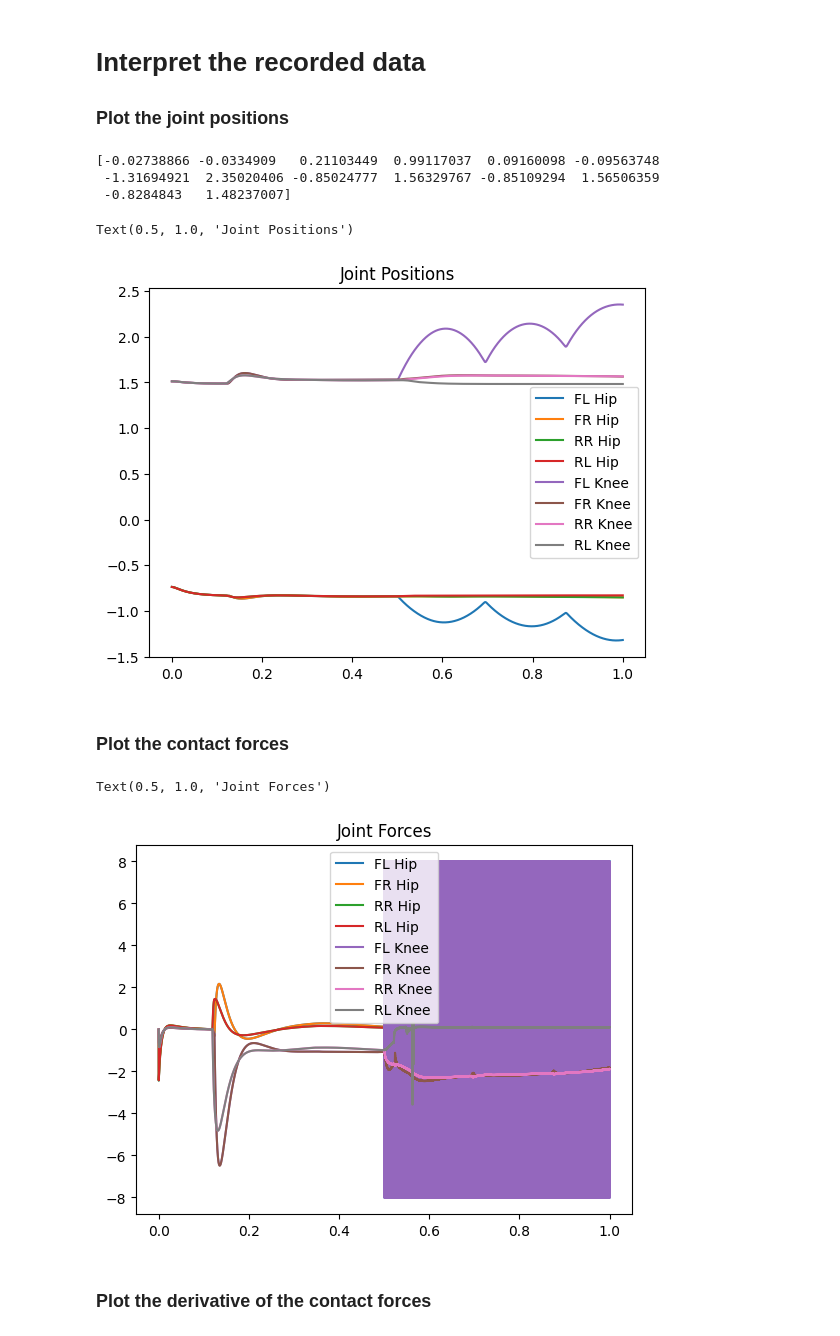
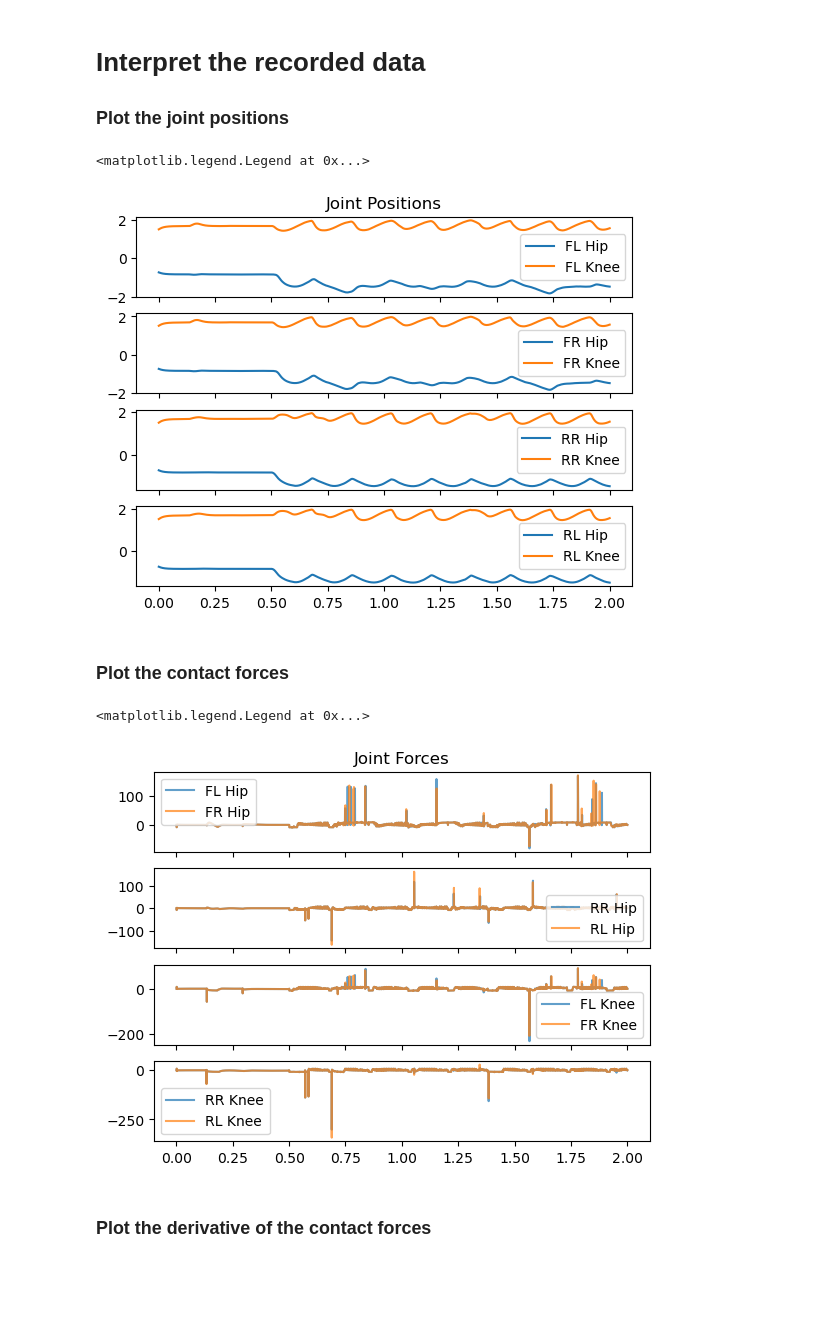
Before and after one commit to jack33001/.vscode, a Jupyter notebook: main.ipynb, the cells around one changed output. Drawn from its saved outputs; the diff is of its cells as text; code cells hidden in the pictures; blank space fills up the shorter version.

```diff
--- a/main.ipynb
+++ b/main.ipynb
@@ -140,7 +145,7 @@ def update_controller(model, data):
 
     # run gait scheduling layer
     gait_scheduler.time = data.time
-    gait_scheduler.fixed_time_walk(fr_leg, fl_leg, rr_leg, rl_leg)
+    gait_scheduler.fixed_time_bound(fr_leg, fl_leg, rr_leg, rl_leg)
 
     # run leg control layer
     i = 0
@@ -167,6 +172,8 @@ def update_controller(model, data):
             # the actual force is the current force
             actual[2 * i] = leg.curr_force[0]
             actual[2 * i + 1] = leg.curr_force[1]
+            if actual[2 * i] > 8 or actual[2 * i + 1] > 8:
+                pass#print('Saturating!')
             # the desired force is the controller output with no offsets applied, so no changes are necessary
         i = i + 1
 
@@ -182,18 +189,23 @@ update_controller(model, data)
 # %% [markdown]
 # Simulate, render, and record the behaviour of the system
 # %%
+# initialize the simulation
+mujoco.mj_resetData(model, data)
+
 # define parameters of rendering and sim
-duration = 1  # (seconds)
+duration = 2  # (seconds)
 framerate = 30  # (Hz)
+slomo_factor = 2
 n_steps = int(duration / model.opt.timestep + 1)
 
 # allocate memory for arrays
 frames = []
 positions = np.zeros((n_steps, model.nv))
+velocities = np.zeros((n_steps, model.nv))
 forces = np.zeros((n_steps, model.nv))
 avg_forces = np.zeros((n_steps, model.nv))
 contacts = np.zeros((n_steps, 4))
-controller_output = np.zeros((n_steps,2))
+controller_output = np.zeros((n_steps, 2))
 control_input = np.zeros((n_steps, 8))
 controller_time = np.zeros(n_steps)
 states = np.zeros((n_steps, 4))
@@ -219,6 +231,7 @@ for i in tqdm(range(n_steps)):
     # store any data we need stored (lower resolution to save on time)
     positions[i] = np.concatenate(
         (data.qpos[:6], model_to_abs(data.qpos[7:15])))
+    velocities[i] = data.qvel
     time[i] = data.time
     forces[i] = data.qfrc_inverse
     avg_forces[i] = np.array(
@@ -240,5 +253,6 @@ for i in tqdm(range(n_steps)):
         renderer.update_scene(data, camera)
         pixels = renderer.render()
         frames.append(pixels)
-media.show_video(frames, fps=framerate)
+media.show_video(frames, fps=framerate/slomo_factor)
+print(data.contact)
 # %% [output]
@@ -248,39 +315,43 @@ media.show_video(frames, fps=framerate)
 
 ### Plot the joint positions
 # %%
-print(positions[-1, :])
-plt.plot(time, np.array(positions[:, 6]), label='FL Hip')
-plt.plot(time, np.array(positions[:, 8]), label='FR Hip')
-plt.plot(time, np.array(positions[:, 10]), label='RR Hip')
-plt.plot(time, np.array(positions[:, 12]), label='RL Hip')
-plt.plot(time, np.array(positions[:, 7]), label='FL Knee')
-plt.plot(time, np.array(positions[:, 9]), label='FR Knee')
-plt.plot(time, np.array(positions[:, 11]), label='RR Knee')
-plt.plot(time, np.array(positions[:, 13]), label='RL Knee')
-plt.legend()
-plt.title("Joint Positions")
+fig, ax = plt.subplots(nrows=4, ncols=1, sharex=True)
+ax[0].set_title("Joint Positions")
+ax[0].plot(time, np.array(positions[:, 6]), label='FL Hip')
+ax[0].plot(time, np.array(positions[:, 7]), label='FL Knee')
+ax[1].plot(time, np.array(positions[:, 8]), label='FR Hip')
+ax[1].plot(time, np.array(positions[:, 9]), label='FR Knee')
+ax[2].plot(time, np.array(positions[:, 10]), label='RR Hip')
+ax[2].plot(time, np.array(positions[:, 11]), label='RR Knee')
+ax[3].plot(time, np.array(positions[:, 12]), label='RL Hip')
+ax[3].plot(time, np.array(positions[:, 13]), label='RL Knee')
+ax[0].legend()
+ax[1].legend()
+ax[2].legend()
+ax[3].legend()
 # %% [output]
-[-0.02738866 -0.0334909   0.21103449  0.99117037  0.09160098 -0.09563748
- -1.31694921  2.35020406 -0.85024777  1.56329767 -0.85109294  1.56506359
- -0.8284843   1.48237007]
+<matplotlib.legend.Legend at 0x...>
-Text(0.5, 1.0, 'Joint Positions')
-[figure, old version]
+[figure, new version]
 # %% [markdown]
 ### Plot the contact forces
 # %%
-plt.plot(time,np.array(forces[:,6]),label='FL Hip')
-plt.plot(time, np.array(forces[:, 8]), label='FR Hip')
-plt.plot(time,np.array(forces[:,10]),label='RR Hip')
-plt.plot(time,np.array(forces[:,12]),label='RL Hip')
-plt.plot(time,np.array(forces[:,7]),label='FL Knee')
-plt.plot(time, np.array(forces[:, 9]), label='FR Knee')
-plt.plot(time, np.array(forces[:, 11]), label='RR Knee')
-plt.plot(time, np.array(forces[:, 13]), label='RL Knee')
-plt.legend()
-plt.title("Joint Forces")
+fig, ax = plt.subplots(nrows=4, ncols=1, sharex=True)
+ax[0].set_title("Joint Forces")
+ax[0].plot(time, np.array(forces[:, 6]), label='FL Hip', alpha=0.7)
+ax[0].plot(time, np.array(forces[:, 8]), label='FR Hip', alpha=0.7)
+ax[1].plot(time, np.array(forces[:, 10]), label='RR Hip', alpha=0.7)
+ax[1].plot(time, np.array(forces[:, 12]), label='RL Hip', alpha=0.7)
+ax[2].plot(time, np.array(forces[:, 7]), label='FL Knee', alpha=0.7)
+ax[2].plot(time, np.array(forces[:, 9]), label='FR Knee', alpha=0.7)
+ax[3].plot(time, np.array(forces[:, 11]), label='RR Knee', alpha=0.7)
+ax[3].plot(time, np.array(forces[:, 13]), label='RL Knee', alpha=0.7)
+ax[0].legend()
+ax[1].legend()
+ax[2].legend()
+ax[3].legend()
 # %% [output]
-Text(0.5, 1.0, 'Joint Forces')
+<matplotlib.legend.Legend at 0x...>
-[figure, old version]
+[figure, new version]
 # %% [markdown]
 ### Plot the derivative of the contact forces
 # %%
```
Also changed, not shown: parts of 22 cells of this notebook, 8 other files.
